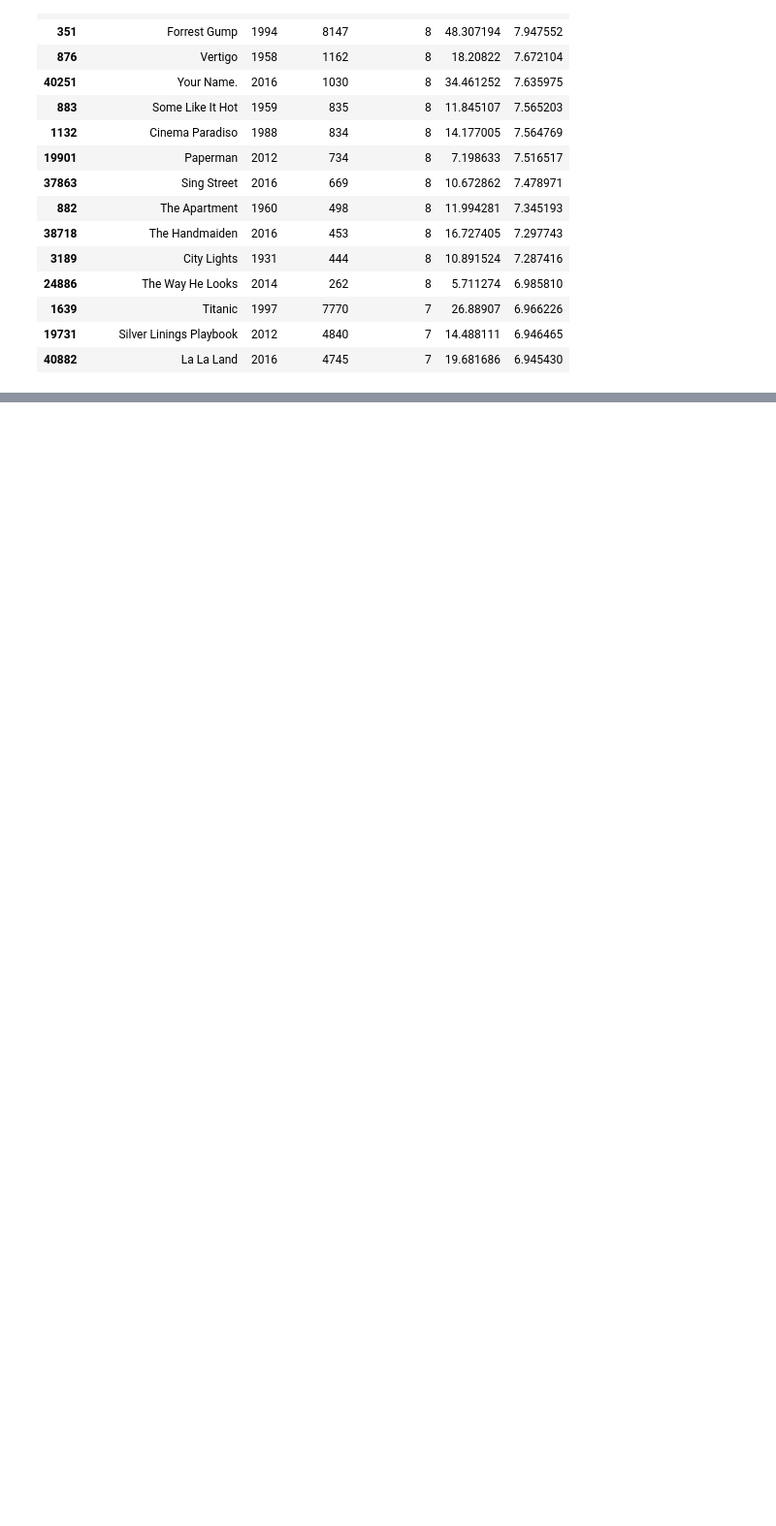
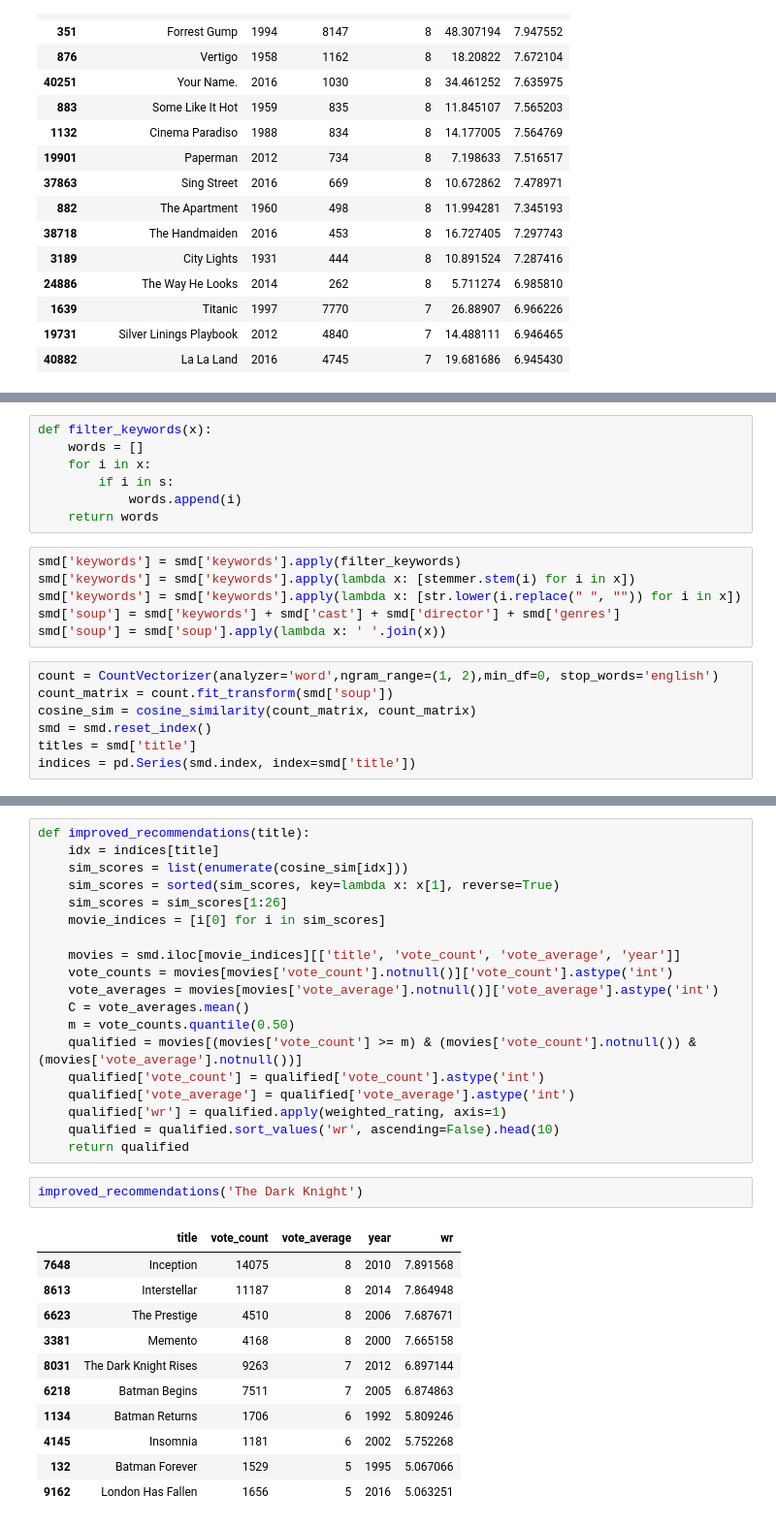
Before and after one commit to SBIK1219/CodingTest, a Jupyter notebook: Movie_Recommendation_2.ipynb, the cells around one changed output, grey strips where cells are left out. Shown at 97% size. Drawn from its saved outputs; the diff is of its cells as text; blank space fills up the shorter version.

```diff
--- a/Movie_Recommendation_2.ipynb
+++ b/Movie_Recommendation_2.ipynb
@@ -171,0 +357,20 @@ build_chart('Romance').head(15)
+# %%
+def filter_keywords(x):
+    words = []
+    for i in x:
+        if i in s:
+            words.append(i)
+    return words
+# %%
+smd['keywords'] = smd['keywords'].apply(filter_keywords)
+smd['keywords'] = smd['keywords'].apply(lambda x: [stemmer.stem(i) for i in x])
+smd['keywords'] = smd['keywords'].apply(lambda x: [str.lower(i.replace(" ", "")) for i in x])
+smd['soup'] = smd['keywords'] + smd['cast'] + smd['director'] + smd['genres']
+smd['soup'] = smd['soup'].apply(lambda x: ' '.join(x))
+# %%
+count = CountVectorizer(analyzer='word',ngram_range=(1, 2),min_df=0, stop_words='english')
+count_matrix = count.fit_transform(smd['soup'])
+cosine_sim = cosine_similarity(count_matrix, count_matrix)
+smd = smd.reset_index()
+titles = smd['title']
+indices = pd.Series(smd.index, index=smd['title'])
@@ -171,0 +405,33 @@ build_chart('Romance').head(15)
+# %%
+def improved_recommendations(title):
+    idx = indices[title]
+    sim_scores = list(enumerate(cosine_sim[idx]))
+    sim_scores = sorted(sim_scores, key=lambda x: x[1], reverse=True)
+    sim_scores = sim_scores[1:26]
+    movie_indices = [i[0] for i in sim_scores]
+
+    movies = smd.iloc[movie_indices][['title', 'vote_count', 'vote_average', 'year']]
+    vote_counts = movies[movies['vote_count'].notnull()]['vote_count'].astype('int')
+    vote_averages = movies[movies['vote_average'].notnull()]['vote_average'].astype('int')
+    C = vote_averages.mean()
+    m = vote_counts.quantile(0.50)
+    qualified = movies[(movies['vote_count'] >= m) & (movies['vote_count'].notnull()) & (movies['vote_average'].notnull())]
+    qualified['vote_count'] = qualified['vote_count'].astype('int')
+    qualified['vote_average'] = qualified['vote_average'].astype('int')
+    qualified['wr'] = qualified.apply(weighted_rating, axis=1)
+    qualified = qualified.sort_values('wr', ascending=False).head(10)
+    return qualified
+# %%
+improved_recommendations('The Dark Knight')
+# %% [output]
+|  | title | vote_count | vote_average | year | wr |
+| 7648 | Inception | 14075 | 8 | 2010 | 7.891568 |
+| 8613 | Interstellar | 11187 | 8 | 2014 | 7.864948 |
+| 6623 | The Prestige | 4510 | 8 | 2006 | 7.687671 |
+| 3381 | Memento | 4168 | 8 | 2000 | 7.665158 |
+| 8031 | The Dark Knight Rises | 9263 | 7 | 2012 | 6.897144 |
+| 6218 | Batman Begins | 7511 | 7 | 2005 | 6.874863 |
+| 1134 | Batman Returns | 1706 | 6 | 1992 | 5.809246 |
+| 4145 | Insomnia | 1181 | 6 | 2002 | 5.752268 |
+| 132 | Batman Forever | 1529 | 5 | 1995 | 5.067066 |
+| 9162 | London Has Fallen | 1656 | 5 | 2016 | 5.063251 |
```
Also changed, not shown: parts of 28 cells of this notebook.
